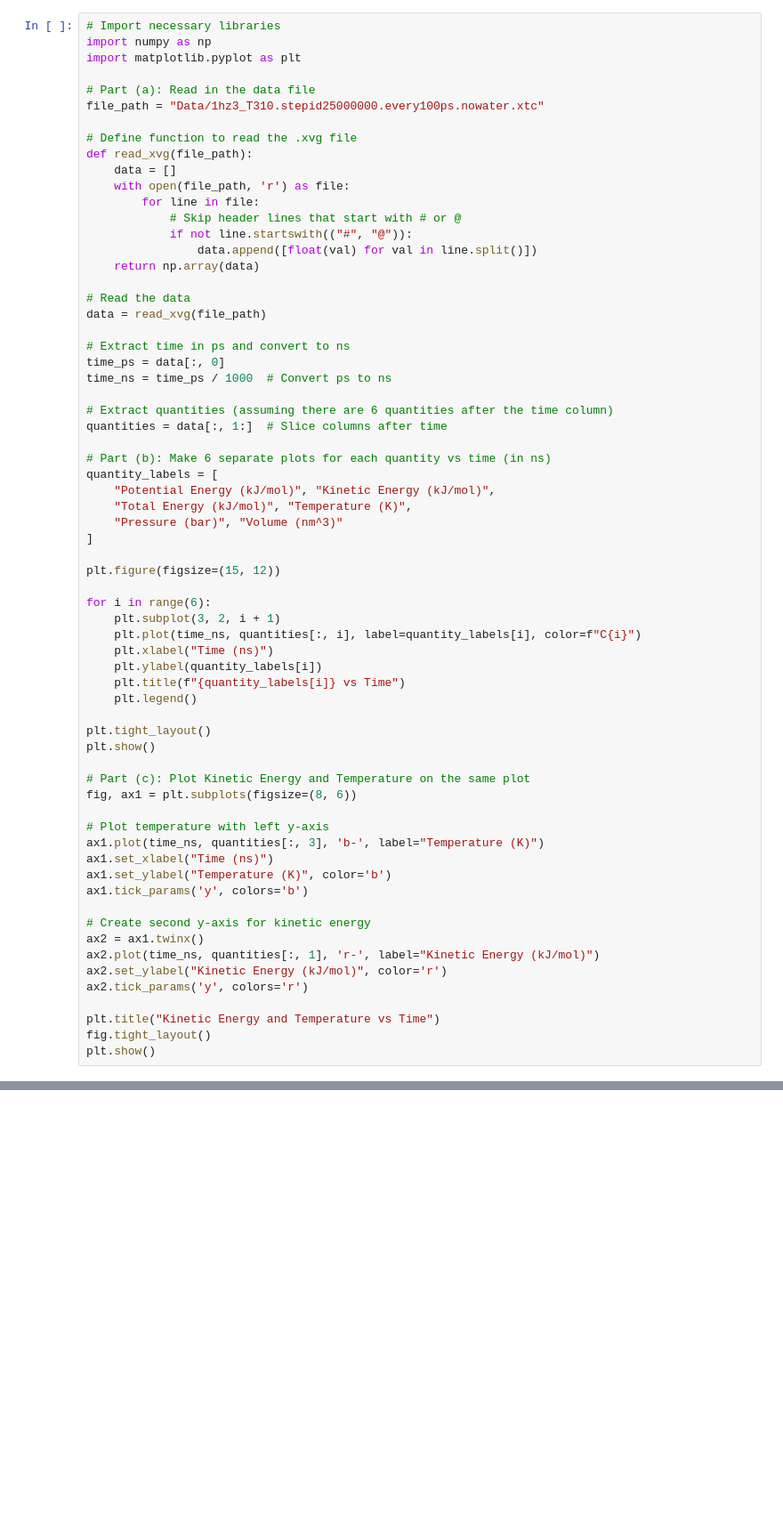
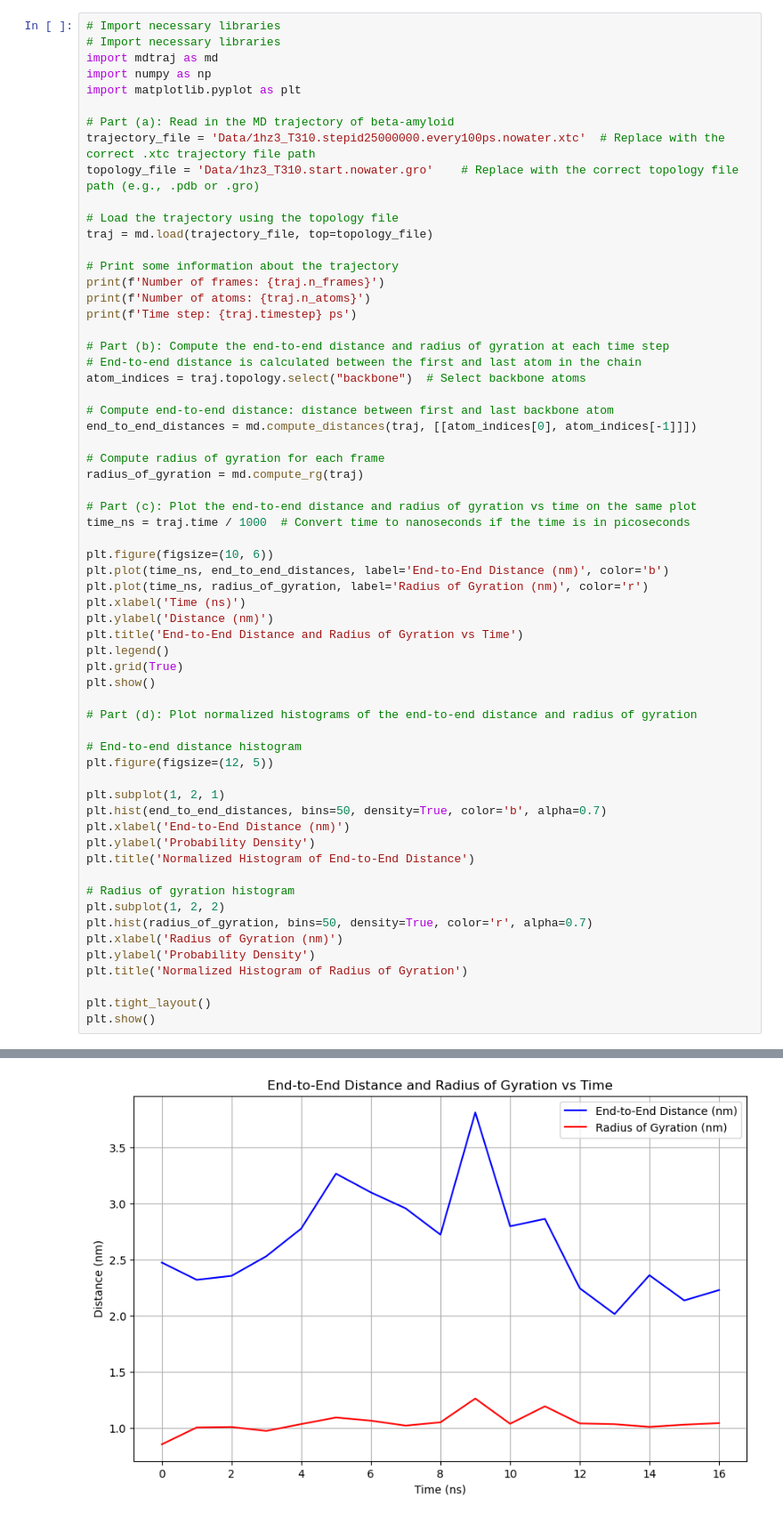
Before and after one commit to rjs9331/comp-lab-class-2024, a Jupyter notebook: Week2-DataAnalysis/Reyana Samaroo Week 2 Assignment Part 3.ipynb, the cells around one changed output, grey strips where cells are left out. Shown: that part at 89% size. Drawn from its saved outputs; the diff is of its cells as text; blank space fills up the shorter version.

```diff
--- a/Week2-DataAnalysis/Reyana Samaroo Week 2 Assignment Part 3.ipynb
+++ b/Week2-DataAnalysis/Reyana Samaroo Week 2 Assignment Part 3.ipynb
@@ -1,67 +1,63 @@
 # %%
 # Import necessary libraries
+# Import necessary libraries
+import mdtraj as md
 import numpy as np
 import matplotlib.pyplot as plt
 
-# Part (a): Read in the data file
-file_path = "Data/1hz3_T310.stepid25000000.every100ps.nowater.xtc"
+# Part (a): Read in the MD trajectory of beta-amyloid
+trajectory_file = 'Data/1hz3_T310.stepid25000000.every100ps.nowater.xtc'  # Replace with the correct .xtc trajectory file path
+topology_file = 'Data/1hz3_T310.start.nowater.gro'    # Replace with the correct topology file path (e.g., .pdb or .gro)
 
-# Define function to read the .xvg file
-def read_xvg(file_path):
-    data = []
-    with open(file_path, 'r') as file:
-        for line in file:
-            # Skip header lines that start with # or @
-            if not line.startswith(("#", "@")):
-                data.append([float(val) for val in line.split()])
-    return np.array(data)
+# Load the trajectory using the topology file
+traj = md.load(trajectory_file, top=topology_file)
 
-# Read the data
-data = read_xvg(file_path)
+# Print some information about the trajectory
+print(f'Number of frames: {traj.n_frames}')
+print(f'Number of atoms: {traj.n_atoms}')
+print(f'Time step: {traj.timestep} ps')
 
-# Extract time in ps and convert to ns
-time_ps = data[:, 0]
-time_ns = time_ps / 1000  # Convert ps to ns
+# Part (b): Compute the end-to-end distance and radius of gyration at each time step
+# End-to-end distance is calculated between the first and last atom in the chain
+atom_indices = traj.topology.select("backbone")  # Select backbone atoms
 
-# Extract quantities (assuming there are 6 quantities after the time column)
-quantities = data[:, 1:]  # Slice columns after time
+# Compute end-to-end distance: distance between first and last backbone atom
+end_to_end_distances = md.compute_distances(traj, [[atom_indices[0], atom_indices[-1]]])
 
-# Part (b): Make 6 separate plots for each quantity vs time (in ns)
-quantity_labels = [
-    "Potential Energy (kJ/mol)", "Kinetic Energy (kJ/mol)",
-    "Total Energy (kJ/mol)", "Temperature (K)",
-    "Pressure (bar)", "Volume (nm^3)"
-]
+# Compute radius of gyration for each frame
+radius_of_gyration = md.compute_rg(traj)
 
-plt.figure(figsize=(15, 12))
+# Part (c): Plot the end-to-end distance and radius of gyration vs time on the same plot
+time_ns = traj.time / 1000  # Convert time to nanoseconds if the time is in picoseconds
 
-for i in range(6):
-    plt.subplot(3, 2, i + 1)
-    plt.plot(time_ns, quantities[:, i], label=quantity_labels[i], color=f"C{i}")
-    plt.xlabel("Time (ns)")
-    plt.ylabel(quantity_labels[i])
-    plt.title(f"{quantity_labels[i]} vs Time")
-    plt.legend()
+plt.figure(figsize=(10, 6))
+plt.plot(time_ns, end_to_end_distances, label='End-to-End Distance (nm)', color='b')
+plt.plot(time_ns, radius_of_gyration, label='Radius of Gyration (nm)', color='r')
+plt.xlabel('Time (ns)')
+plt.ylabel('Distance (nm)')
+plt.title('End-to-End Distance and Radius of Gyration vs Time')
+plt.legend()
+plt.grid(True)
+plt.show()
+
+# Part (d): Plot normalized histograms of the end-to-end distance and radius of gyration
+
+# End-to-end distance histogram
+plt.figure(figsize=(12, 5))
+
+plt.subplot(1, 2, 1)
+plt.hist(end_to_end_distances, bins=50, density=True, color='b', alpha=0.7)
+plt.xlabel('End-to-End Distance (nm)')
+plt.ylabel('Probability Density')
+plt.title('Normalized Histogram of End-to-End Distance')
+
+# Radius of gyration histogram
+plt.subplot(1, 2, 2)
+plt.hist(radius_of_gyration, bins=50, density=True, color='r', alpha=0.7)
+plt.xlabel('Radius of Gyration (nm)')
+plt.ylabel('Probability Density')
+plt.title('Normalized Histogram of Radius of Gyration')
 
 plt.tight_layout()
 plt.show()
-
-# Part (c): Plot Kinetic Energy and Temperature on the same plot
-fig, ax1 = plt.subplots(figsize=(8, 6))
-
-# Plot temperature with left y-axis
-ax1.plot(time_ns, quantities[:, 3], 'b-', label="Temperature (K)")
-ax1.set_xlabel("Time (ns)")
-ax1.set_ylabel("Temperature (K)", color='b')
-ax1.tick_params('y', colors='b')
-
-# Create second y-axis for kinetic energy
-ax2 = ax1.twinx()
-ax2.plot(time_ns, quantities[:, 1], 'r-', label="Kinetic Energy (kJ/mol)")
-ax2.set_ylabel("Kinetic Energy (kJ/mol)", color='r')
-ax2.tick_params('y', colors='r')
-
-plt.title("Kinetic Energy and Temperature vs Time")
-fig.tight_layout()
-plt.show()
 # %% [output]
@@ -68,0 +67 @@ UnicodeDecodeError: 'utf-8' codec can't decode byte 0xcb in position 3: invalid
+[figure, added]
```
Also changed, not shown: parts of 1 cell of this notebook.
